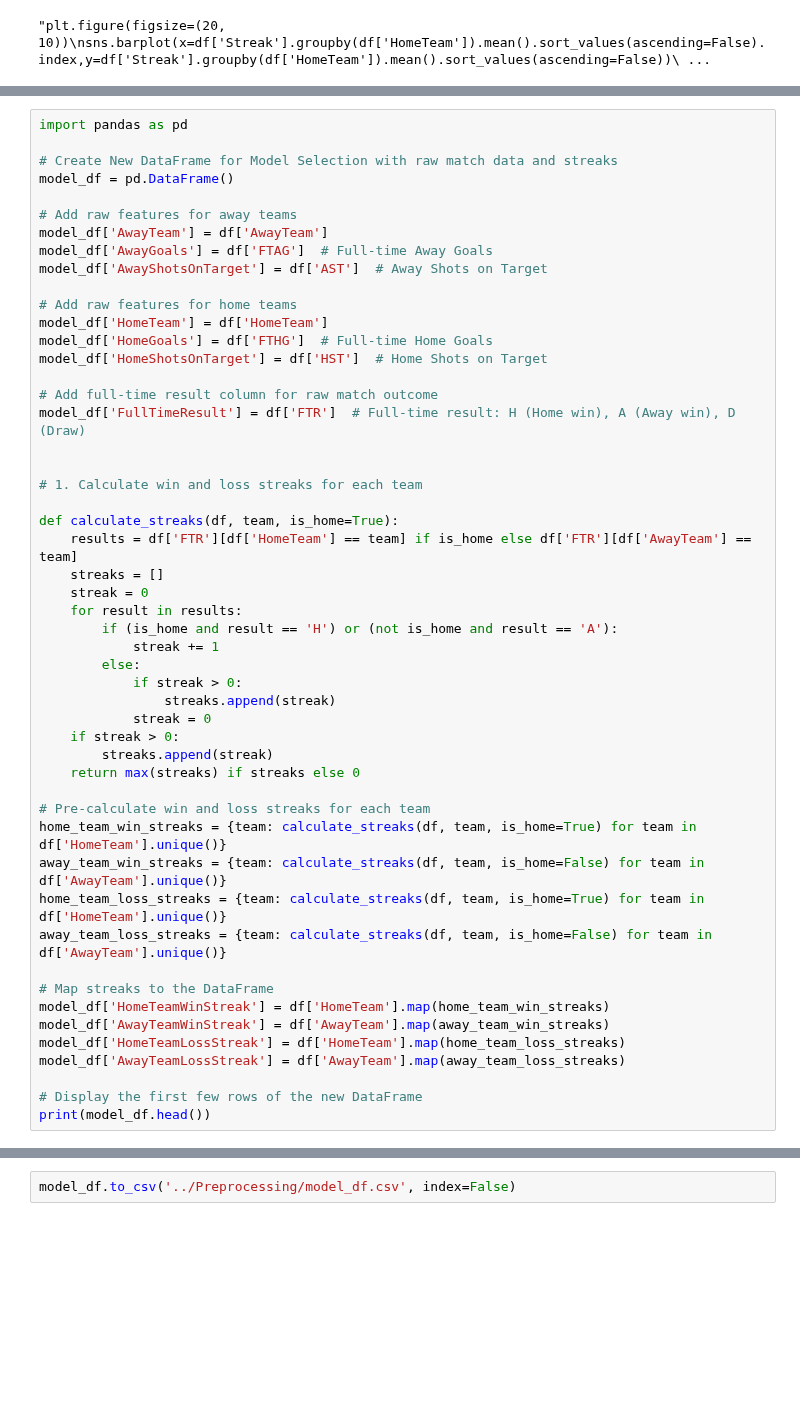
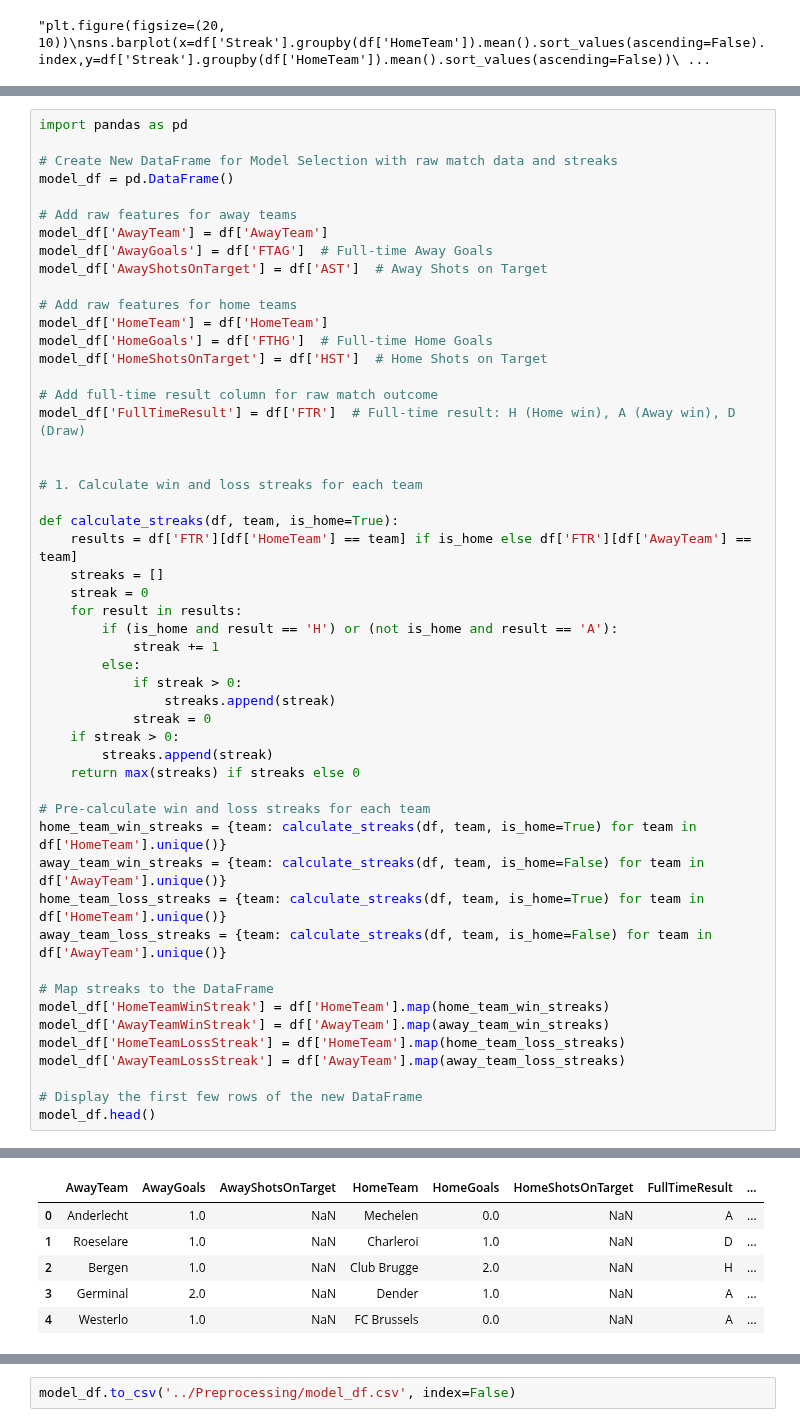
Before and after one commit to mstfgul/BetPredictionProject, a Jupyter notebook: visualizations/data_analysis_model_training_3.ipynb, the cells around one changed output, grey strips where cells are left out. Saved outputs shown, nothing was run; the diff lists cells and outputs as text; blank space fills up the shorter version.

```diff
--- a/visualizations/data_analysis_model_training_3.ipynb
+++ b/visualizations/data_analysis_model_training_3.ipynb
@@ -321,5 +306,5 @@ model_df['HomeTeamLossStreak'] = df['HomeTeam'].map(home_team_loss_streaks)
 model_df['AwayTeamLossStreak'] = df['AwayTeam'].map(away_team_loss_streaks)
 
 # Display the first few rows of the new DataFrame
-print(model_df.head())
+model_df.head()
 # %% [output]
@@ -345,0 +311,6 @@ print(model_df.head())
+|  | AwayTeam | AwayGoals | AwayShotsOnTarget | HomeTeam | HomeGoals | HomeShotsOnTarget | FullTimeResult | ... |
+| 0 | Anderlecht | 1.0 | NaN | Mechelen | 0.0 | NaN | A | ... |
+| 1 | Roeselare | 1.0 | NaN | Charleroi | 1.0 | NaN | D | ... |
+| 2 | Bergen | 1.0 | NaN | Club Brugge | 2.0 | NaN | H | ... |
+| 3 | Germinal | 2.0 | NaN | Dender | 1.0 | NaN | A | ... |
+| 4 | Westerlo | 1.0 | NaN | FC Brussels | 0.0 | NaN | A | ... |
```
Also changed, not shown: parts of 25 cells of this notebook, 8 other files.
